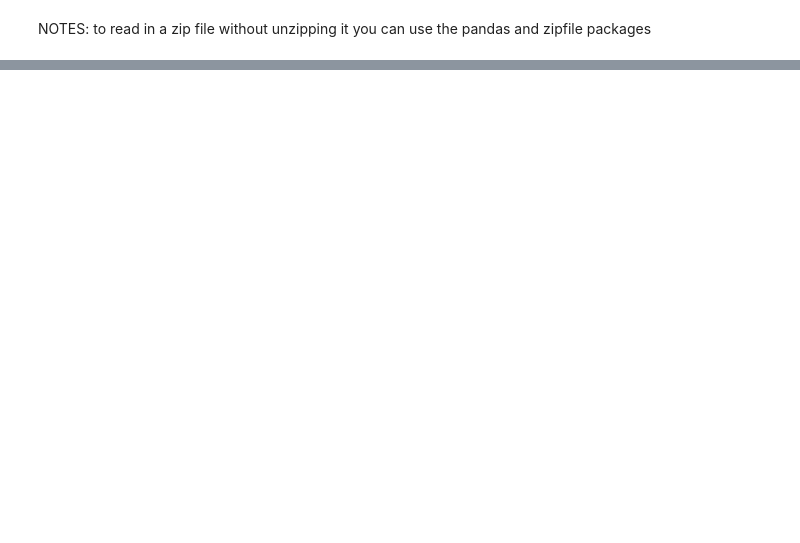
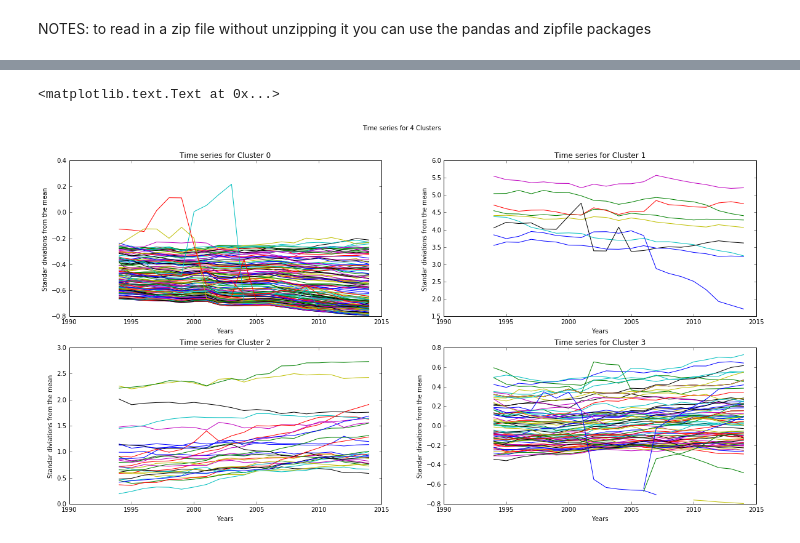
Before and after one commit to alephcero/PUI2016_fdg224, a Jupyter notebook: HW11_fdg224/HW11_2_fdg224.ipynb, the cells around one changed output, grey strips where cells are left out. Cells and saved outputs as stored; diff of their text form; code cells hidden in the pictures; blank space fills up the shorter version.

```diff
--- a/HW11_fdg224/HW11_2_fdg224.ipynb
+++ b/HW11_fdg224/HW11_2_fdg224.ipynb
@@ -167,0 +221,14 @@ plt.plot(mergeData['1994'])
+# %%
+fig = plt.figure(figsize=(20,10))
+for cluster in range(0,4):
+    ax = fig.add_subplot(2,2,cluster + 1)
+    [ax.plot(mergeData.loc[i,yearsText]) for i in mergeData.loc[mergeData.k4==cluster].index]
+    ax.set_title('Time series for Cluster ' + str(cluster))
+    ax.set_xlabel('Years')
+    ax.set_ylabel('Standar diviations from the mean')
+
+
+plt.suptitle('Time series for 4 Clusters')
+# %% [output]
+<matplotlib.text.Text at 0x...>
+[figure, added]
```
Also changed, not shown: parts of 32 cells of this notebook.
